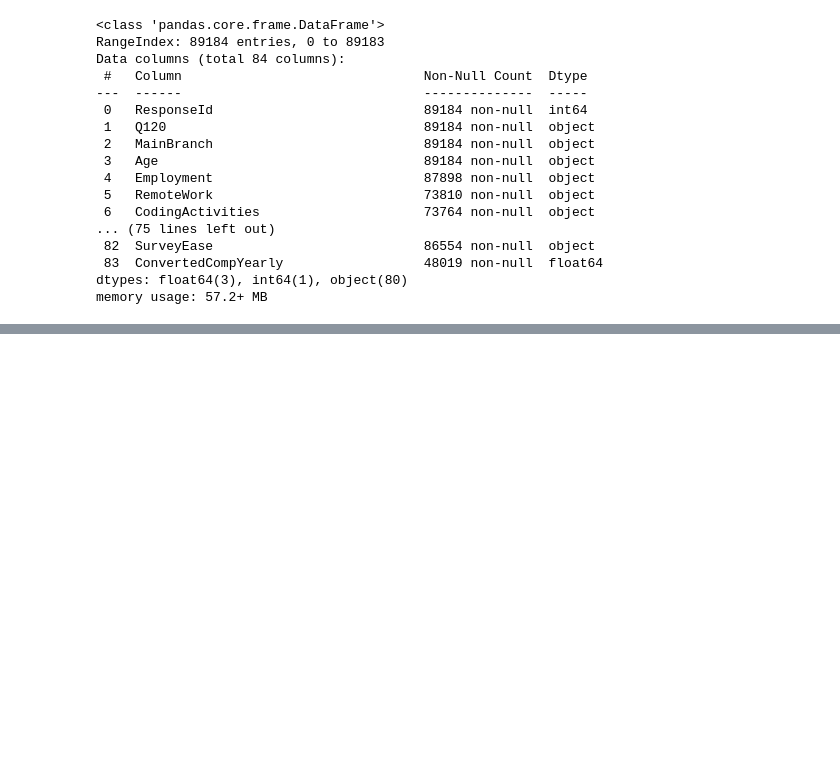
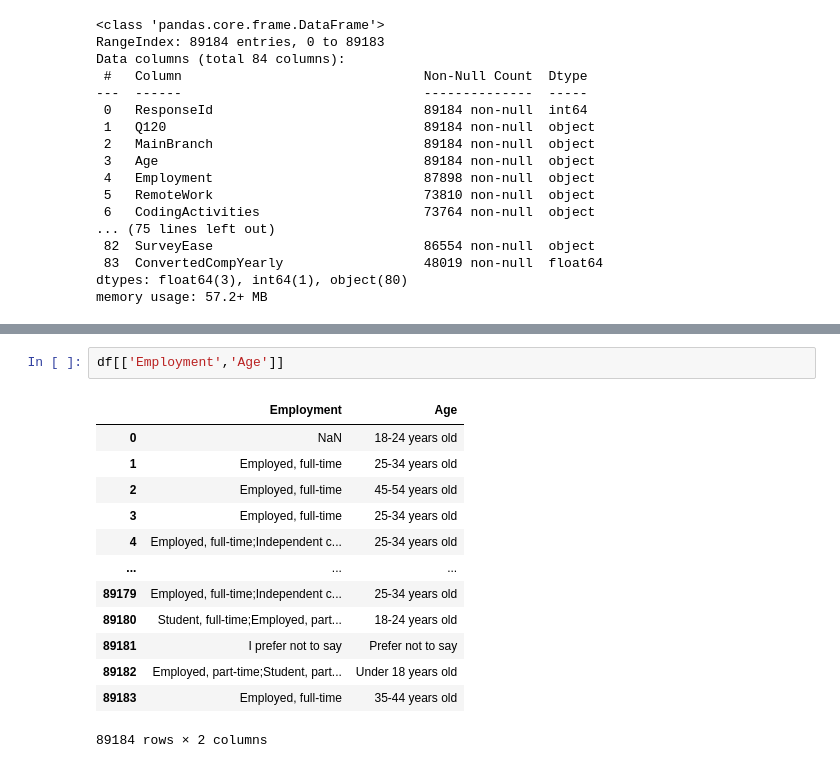
Before and after one commit to zeehayat/data-science, a Jupyter notebook: Stack_Overflow_Data_Analysis.ipynb, the cells around one changed output, grey strips where cells are left out. Drawn from its saved outputs; the diff is of its cells as text; blank space fills up the shorter version.

```diff
--- a/Stack_Overflow_Data_Analysis.ipynb
+++ b/Stack_Overflow_Data_Analysis.ipynb
@@ -90 +79,17 @@ plt.gca().spines[['top', 'right',]].set_visible(False)
+# %%
+df[['Employment','Age']]
+# %% [output]
+|  | Employment | Age |
+| 0 | NaN | 18-24 years old |
+| 1 | Employed, full-time | 25-34 years old |
+| 2 | Employed, full-time | 45-54 years old |
+| 3 | Employed, full-time | 25-34 years old |
+| 4 | Employed, full-time;Independent c... | 25-34 years old |
+| ... | ... | ... |
+| 89179 | Employed, full-time;Independent c... | 25-34 years old |
+| 89180 | Student, full-time;Employed, part... | 18-24 years old |
+| 89181 | I prefer not to say | Prefer not to say |
+| 89182 | Employed, part-time;Student, part... | Under 18 years old |
+| 89183 | Employed, full-time | 35-44 years old |
+89184 rows × 2 columns
 # %%
```
Also changed, not shown: parts of 9 cells of this notebook.
